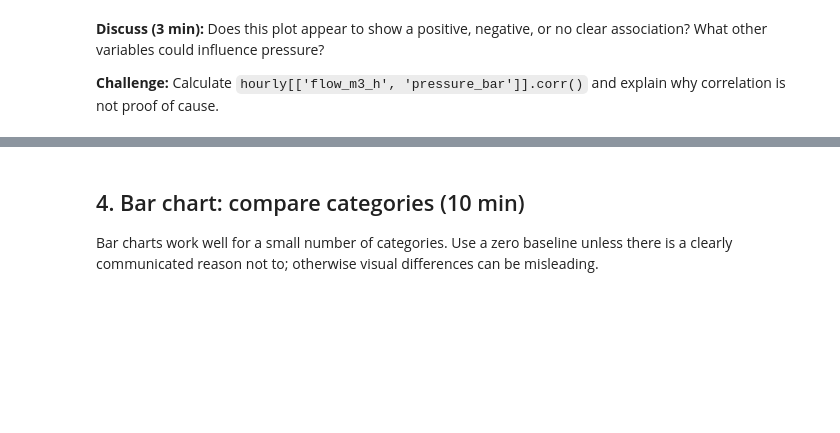
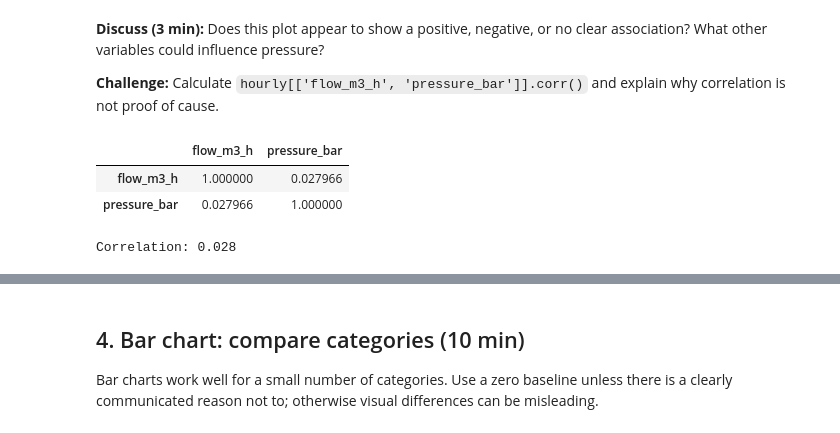
Before and after one commit to cutiepie-7/Module_5_6_Both, a Jupyter notebook: 04_05_charts_trends.ipynb, the cells around one changed output, grey strips where cells are left out. Cells and saved outputs as stored; diff of their text form; code cells hidden in the pictures; blank space fills up the shorter version.

```diff
--- a/04_05_charts_trends.ipynb
+++ b/04_05_charts_trends.ipynb
@@ -77,3 +77,14 @@ plt.show()
 **Discuss (3 min):** Does this plot appear to show a positive, negative, or no clear association? What other variables could influence pressure?
 
 **Challenge:** Calculate `hourly[['flow_m3_h', 'pressure_bar']].corr()` and explain why correlation is not proof of cause.
+# %%
+# Correlation between flow rate and pressure
+correlation = hourly[["flow_m3_h", "pressure_bar"]].corr()
+
+display(correlation)
+print(f"Correlation: {correlation.loc['flow_m3_h', 'pressure_bar']:.3f}")
+# %% [output]
+|  | flow_m3_h | pressure_bar |
+| flow_m3_h | 1.000000 | 0.027966 |
+| pressure_bar | 0.027966 | 1.000000 |
+Correlation: 0.028
```
Also changed, not shown: parts of 1 cell of this notebook, 1 other file.
